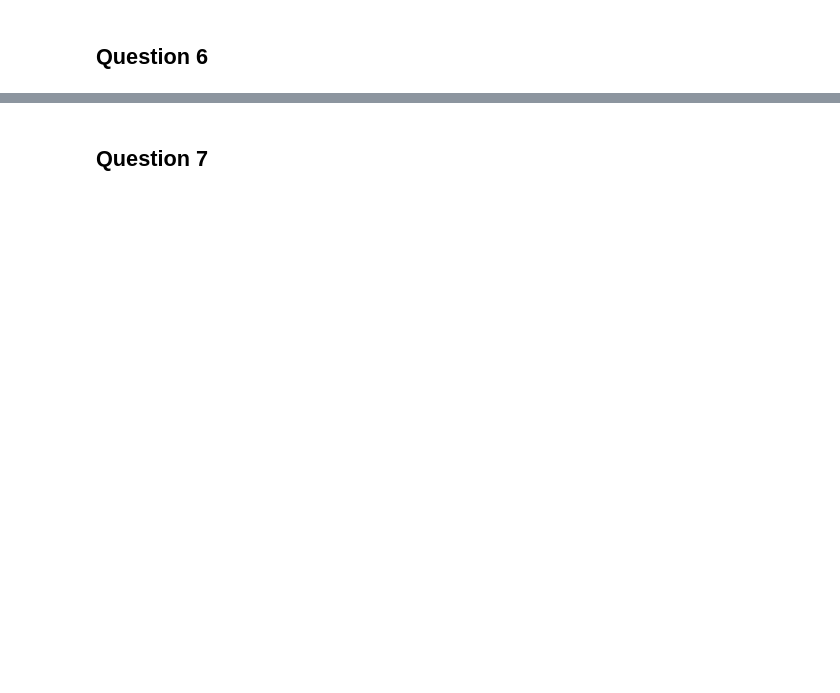
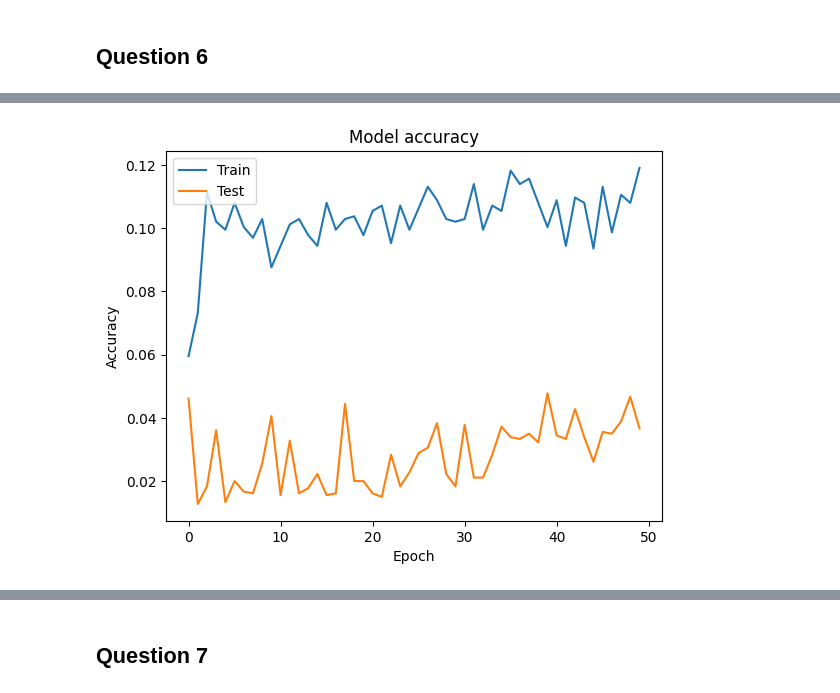
Before and after one commit to OShagHennessy/NLP-Lab-1, a Jupyter notebook: Alt code, with plots .ipynb, the cells around one changed output, grey strips where cells are left out. Cells and saved outputs as stored; diff of their text form; code cells hidden in the pictures; blank space fills up the shorter version.

```diff
--- a/Alt code, with plots .ipynb
+++ b/Alt code, with plots .ipynb
@@ -48,6 +52,9 @@ sum(pd.Series(words).duplicated())
 words_series = pd.Series(words)
 unique_words = words_series.drop_duplicates().tolist()
 print(unique_words)
+
+words_series_test = pd.Series(testWords)
+unique_words_test = words_series_test.drop_duplicates().tolist()
 # %% [output]
 ['he', 'found', 'it', 'a', 'lot', 'harder', 'to', 'concentrate', 'on', 'drills', 'that', 'afternoon', 'and', 'when', 'left', 'the', 'building', 'at', 'five', 'oclock', 'was', 'still', 'so', 'worried', ...
 # %%
@@ -119,7 +127,11 @@ def create_context_dataset(words, window_size=2):
     return context_pairs
 
 context_pairs = create_context_dataset(words)
+context_test = create_context_dataset(testWords)
 
 for pair in context_pairs:
-    print(f"Input (Word): {pair[0]}, Label (Context Word): {pair[1]}")
+    print(f"Input 1 (Word): {pair[0]}, Label (Context Word): {pair[1]}")
+
+# for pair in context_test:
+#     print(f"Input 2 (Word): {pair[0]}, Label (Context Word): {pair[1]}")
 # %% [output]
@@ -249,0 +260,78 @@ plt.show()
+# %%
+unique_words = list(set(unique_words + unique_words_test))
+
+# Vocabulary size and word-to-index mapping
+vocab_size = len(unique_words)
+word_to_index = {word: idx for idx, word in enumerate(unique_words)}
+
+# One-hot encoding function
+def word_to_one_hot(word, word_to_index, vocab_size):
+    one_hot_vector = np.zeros(vocab_size)
+    one_hot_vector[word_to_index[word]] = 1
+    return one_hot_vector
+
+# Prepare training data
+X_train = []
+y_train = []
+
+for input_word, context_word in context_pairs:
+    X_train.append(word_to_one_hot(input_word, word_to_index, vocab_size))
+    y_train.append(word_to_one_hot(context_word, word_to_index, vocab_size))
+
+X_train = np.array(X_train)
+y_train = np.array(y_train)
+
+# Prepare test data
+X_test = []
+y_test = []
+
+for input_word, context_word in context_test:
+    X_test.append(word_to_one_hot(input_word, word_to_index, vocab_size))
+    y_test.append(word_to_one_hot(context_word, word_to_index, vocab_size))
+
+X_test = np.array(X_test)
+y_test = np.array(y_test)
+
+# Define the model with small random Gaussian weights
+initializer = RandomNormal(mean=0.0, stddev=0.05)
+
+model = Sequential([
+    Input(shape=(vocab_size,)),
+    Dense(200, activation='relu', kernel_initializer=initializer),  # Hidden layer
+    Dense(vocab_size, activation='softmax', kernel_initializer=initializer)  # Output layer
+])
+
+# Compile the model with a large learning rate
+model.compile(optimizer=tf.keras.optimizers.Adam(learning_rate=0.01), loss='categorical_crossentropy', metrics=['accuracy'])
+
+# Train the model with validation data
+history = model.fit(
+    X_train, y_train,
+    epochs=50,
+    batch_size=32,
+    verbose=2,
+    validation_data=(X_test, y_test)
+)
+
+# Evaluate the model on test data
+test_loss, test_accuracy = model.evaluate(X_test, y_test)
+print(f"Test Loss: {test_loss}, Test Accuracy: {test_accuracy}")
+
+# Plot training & validation accuracy values
+plt.plot(history.history['accuracy'])
+plt.plot(history.history['val_accuracy'])
+plt.title('Model accuracy')
+plt.xlabel('Epoch')
+plt.ylabel('Accuracy')
+plt.legend(['Train', 'Test'], loc='upper left')
+plt.show()
+
+# Plot training & validation loss values
+plt.plot(history.history['loss'])
+plt.plot(history.history['val_loss'])
+plt.title('Model loss')
+plt.xlabel('Epoch')
+plt.ylabel('Loss')
+plt.legend(['Train', 'Test'], loc='upper left')
+plt.show()
+# %% [output]
@@ -249,0 +355 @@ plt.show()
+[figure, added]
```
Also changed, not shown: parts of 9 cells of this notebook, 1 other file.
